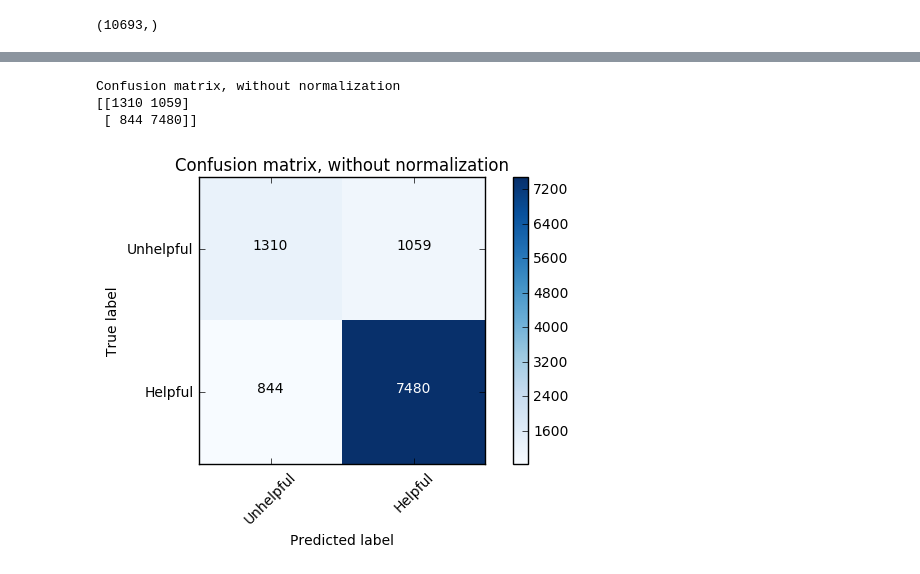
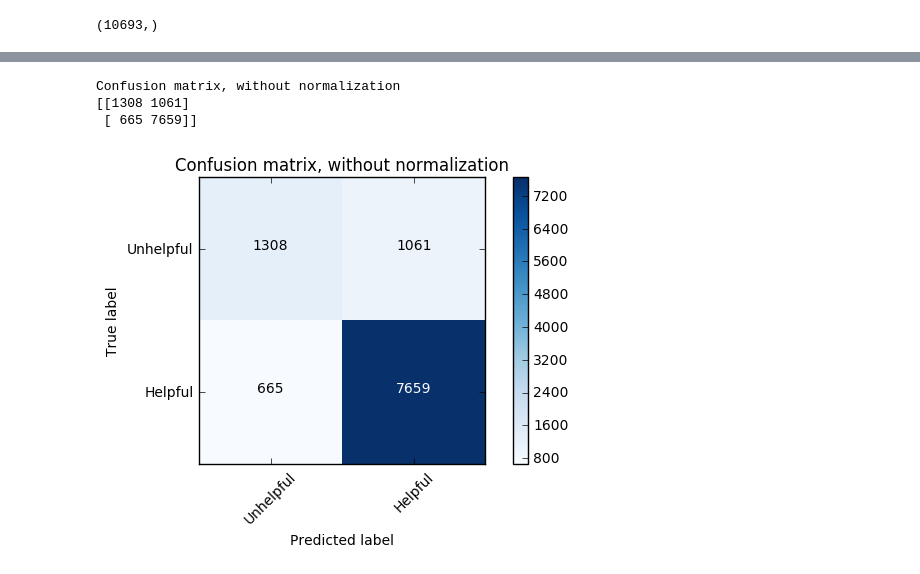
Before and after one commit to cipri-tom/ADA_project, a Jupyter notebook: predicting_helpfulness_small.ipynb, the cells around one changed output, grey strips where cells are left out. Saved outputs shown, nothing was run; the diff lists cells and outputs as text; code cells hidden in the pictures.

```diff
--- a/predicting_helpfulness_small.ipynb
+++ b/predicting_helpfulness_small.ipynb
@@ -322,0 +316,2 @@ s_cm = confusion_matrix(s_Y, s_y_pred_svc)
+# %%
+shuffle = KFold(n_splits=10, shuffle=True)
@@ -322,0 +358,2 @@ s_cm = confusion_matrix(s_Y, s_y_pred_svc)
+# %%
+s_y_pred_ab = cross_val_predict(s_clab, s_X, s_Y, cv=shuffle, n_jobs=-1)
@@ -322,0 +366,2 @@ s_cm = confusion_matrix(s_Y, s_y_pred_svc)
+# %%
+s_cm_ab = confusion_matrix(s_Y, s_y_pred_ab)
@@ -356,11 +425,11 @@ def plot_confusion_matrix(cm, classes,
 # %%
-# Plot non-normalized confusion matrix
+# Plot non-normalized confusion matrix -- AdaBoost
 plt.figure()
-plot_confusion_matrix(s_cm, classes=['Unhelpful', 'Helpful'],
+plot_confusion_matrix(s_cm_ab, classes=['Unhelpful', 'Helpful'],
                       title='Confusion matrix, without normalization')
 plt.show()
 # %% [output]
 Confusion matrix, without normalization
-[[1310 1059]
- [ 844 7480]]
+[[1308 1061]
+ [ 665 7659]]
-[figure, old version]
+[figure, new version]
```
Also changed, not shown: parts of 111 cells of this notebook, 2 other files.
